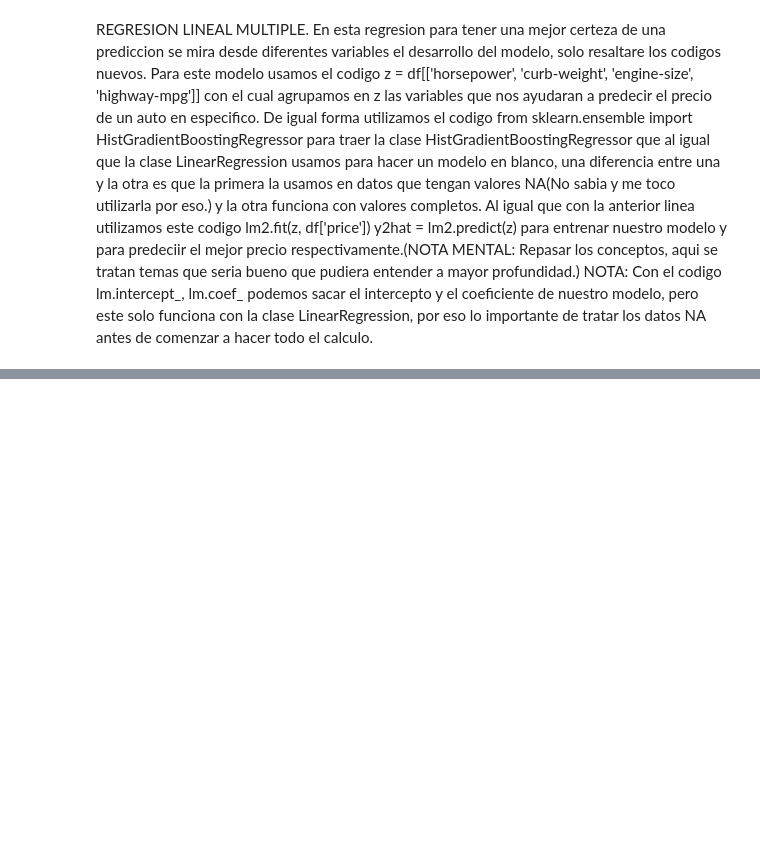
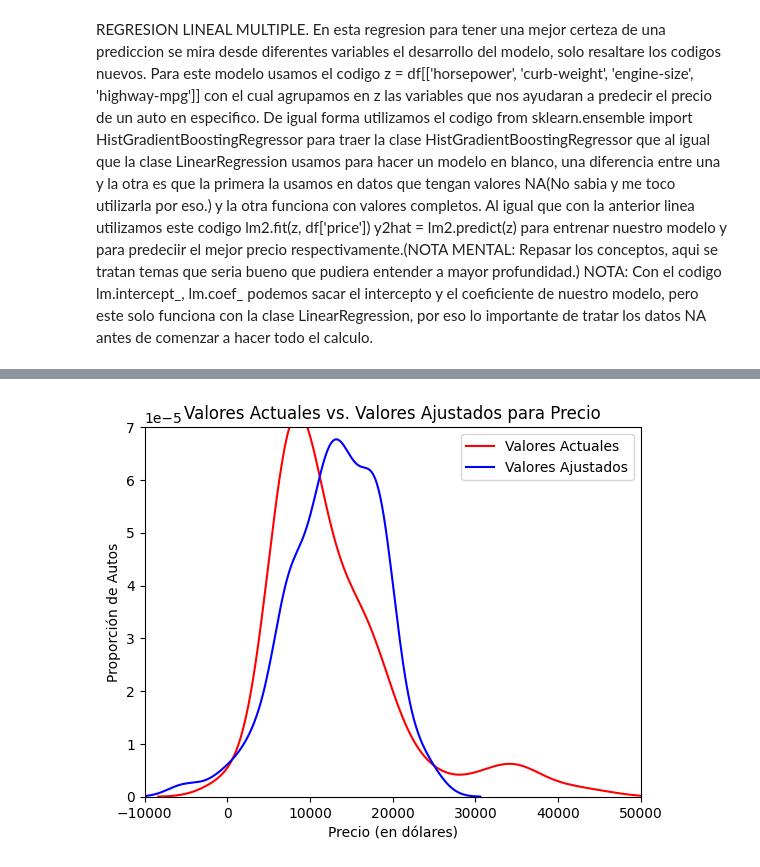
Before and after one commit to HDanny7/CDP, a Jupyter notebook: Senatec/Analisis de Datos/ejemplo.ipynb, the cells around one changed output, grey strips where cells are left out. Cells and saved outputs as stored; diff of their text form; code cells hidden in the pictures; blank space fills up the shorter version.

```diff
--- a/Senatec/Analisis de Datos/ejemplo.ipynb
+++ b/Senatec/Analisis de Datos/ejemplo.ipynb
@@ -545,0 +566,12 @@ y2hat = lm2.predict(z) para entrenar nuestro modelo y para predeciir el mejor pr
+# %%
+sns.kdeplot(df['price'], color='r', label='Valores Actuales')
+sns.kdeplot(y1hat, color='b', label='Valores Ajustados')
+plt.title('Valores Actuales vs. Valores Ajustados para Precio')
+plt.xlabel('Precio (en dólares)')
+plt.ylabel('Proporción de Autos')
+plt.xlim(-10000, 50000)  # Ajustar los límites del eje x
+plt.ylim(0, 7e-5)  # Ajustar los límites del eje y
+plt.legend()
+plt.show()
+# %% [output]
+[figure, added]
```
Also changed, not shown: parts of 7 cells of this notebook.
